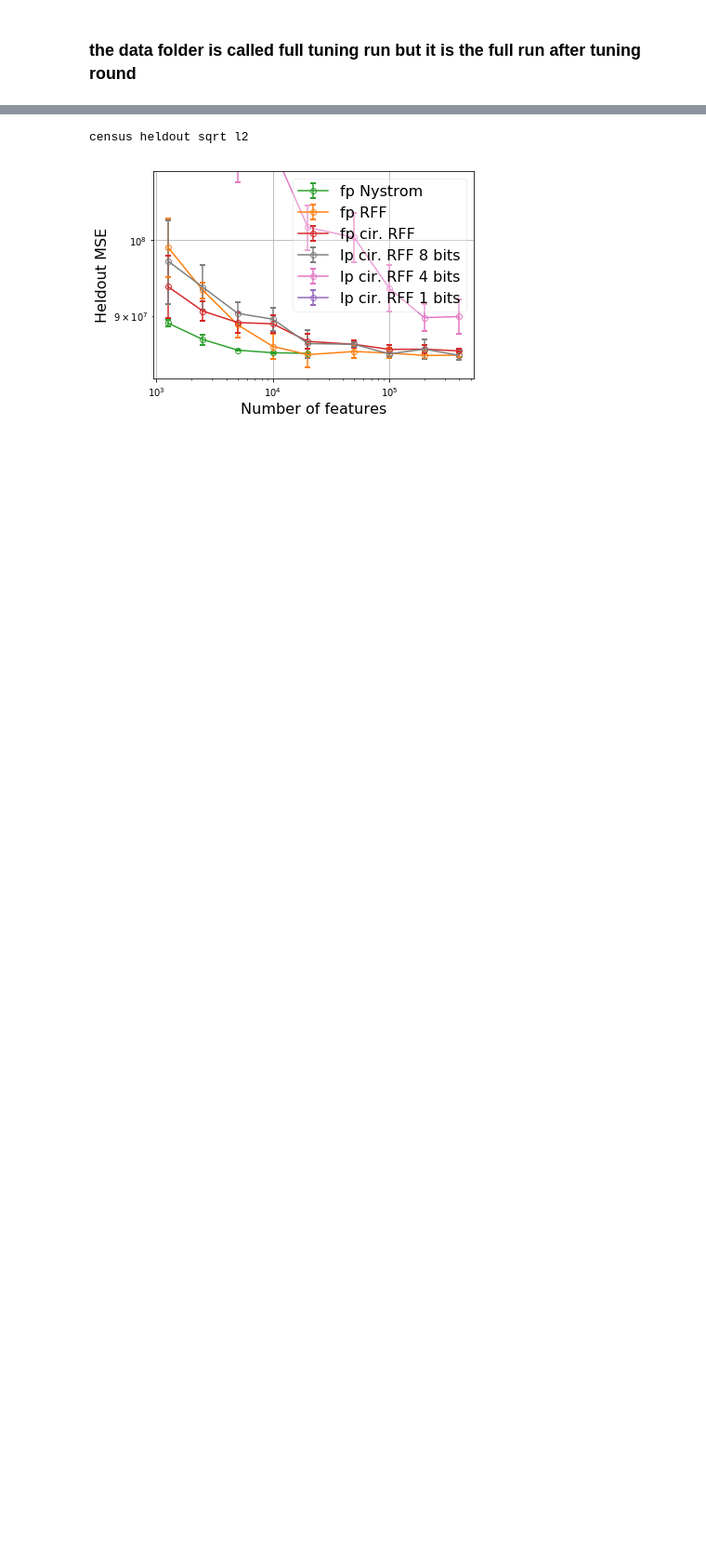
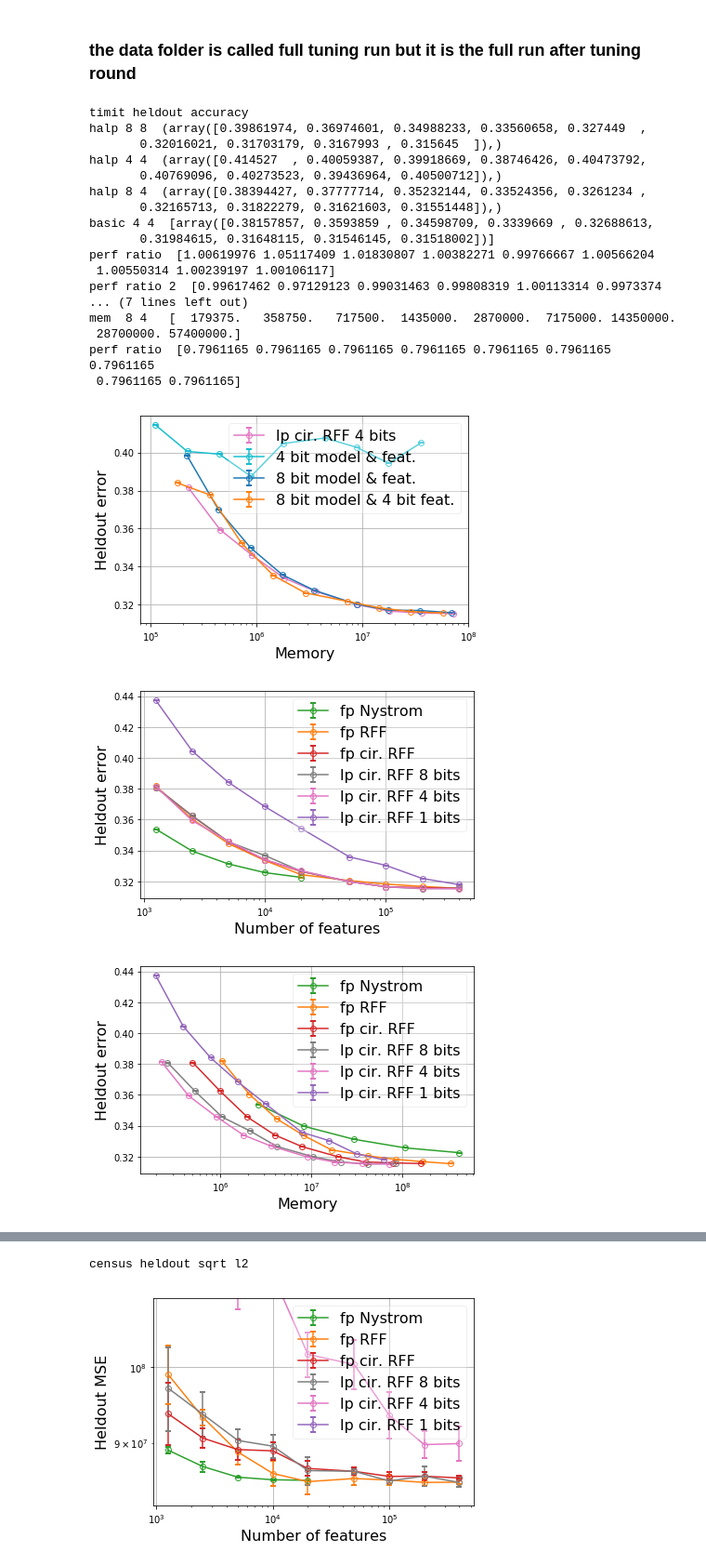
Before and after one commit to JianGoForIt/lp_rffs, a Jupyter notebook: kernel_reg/notebook/lp_rff_large_exp_full_run_memory_plot.ipynb, the cells around one changed output, grey strips where cells are left out. Shown at 93% size. Saved outputs shown, nothing was run; the diff lists cells and outputs as text; code cells hidden in the pictures; blank space fills up the shorter version.

Commit message:
sync latest notebook on lm halp

```diff
--- a/kernel_reg/notebook/lp_rff_large_exp_full_run_memory_plot.ipynb
+++ b/kernel_reg/notebook/lp_rff_large_exp_full_run_memory_plot.ipynb
@@ -281,3 +391,42 @@ def plot_full_run(n_rff_feat, n_nystrom_feat, general_folder_performance, genera
 #     plt.xscale("log")
 #     plt.grid()
 #     plt.show()
+# %%
+print "timit heldout accuracy"
+m = 250
+r = 440
+c = 147
+rff_mem_func = lambda n : get_rff_memory_with_model(n, m, r, c)
+nystrom_mem_func = lambda n : get_nystrom_memory_with_model(n, m, r, c)
+cir_rff_mem_func = lambda n, b: get_cir_rff_memory_with_model(n, m, r, b, c)
+general_folder_performance = "/dfs/scratch0/zjian/lp_kernel/nystrom_vs_rff_large_exp/full_tuning_run"
+general_folder_metric = "/dfs/scratch0/zjian/lp_kernel/nystrom_vs_rff_large_exp/full_tuning_run_kernel_approx_error"
+subfolder_pattern = "timit_type_unk_l2_reg_0_n_fp_feat_unk_opt_sgd_lr_100.0_seed_unk"
+nystrom_feat_list = [1250, 2500, 5000, 10000, 20000]
+rff_feat_list = [1250, 2500, 5000, 10000, 20000, 50000, 100000, 200000, 400000]
+plot_full_run(rff_feat_list, nystrom_feat_list, general_folder_performance, general_folder_metric, subfolder_pattern, seeds=[1,],
+            rff_mem_func=rff_mem_func, nystrom_mem_func=nystrom_mem_func,
+            cir_rff_mem_func=cir_rff_mem_func, min_metric_best=False,
+            do_logy_plot=False, do_logx_plot=True, performance_name="error",
+            mem_saving_thresh=mem_saving_thresh, y_reverse=True, plot_halp=True)
+# %% [output]
+timit heldout accuracy
+halp 8 8  (array([0.39861974, 0.36974601, 0.34988233, 0.33560658, 0.327449  ,
+       0.32016021, 0.31703179, 0.3167993 , 0.315645  ]),)
+halp 4 4  (array([0.414527  , 0.40059387, 0.39918669, 0.38746426, 0.40473792,
+       0.40769096, 0.40273523, 0.39436964, 0.40500712]),)
+halp 8 4  (array([0.38394427, 0.37777714, 0.35232144, 0.33524356, 0.3261234 ,
+       0.32165713, 0.31822279, 0.31621603, 0.31551448]),)
+basic 4 4  [array([0.38157857, 0.3593859 , 0.34598709, 0.3339669 , 0.32688613,
+       0.31984615, 0.31648115, 0.31546145, 0.31518002])]
+perf ratio  [1.00619976 1.05117409 1.01830807 1.00382271 0.99766667 1.00566204
+ 1.00550314 1.00239197 1.00106117]
+perf ratio 2  [0.99617462 0.97129123 0.99031463 0.99808319 1.00113314 0.9973374
+... (7 lines left out)
+mem  8 4   [  179375.   358750.   717500.  1435000.  2870000.  7175000. 14350000.
+ 28700000. 57400000.]
+perf ratio  [0.7961165 0.7961165 0.7961165 0.7961165 0.7961165 0.7961165 0.7961165
+ 0.7961165 0.7961165]
+[figure, added]
+[figure, added]
+[figure, added]
```
Also changed, not shown: parts of 2 cells of this notebook, 1 other file.
